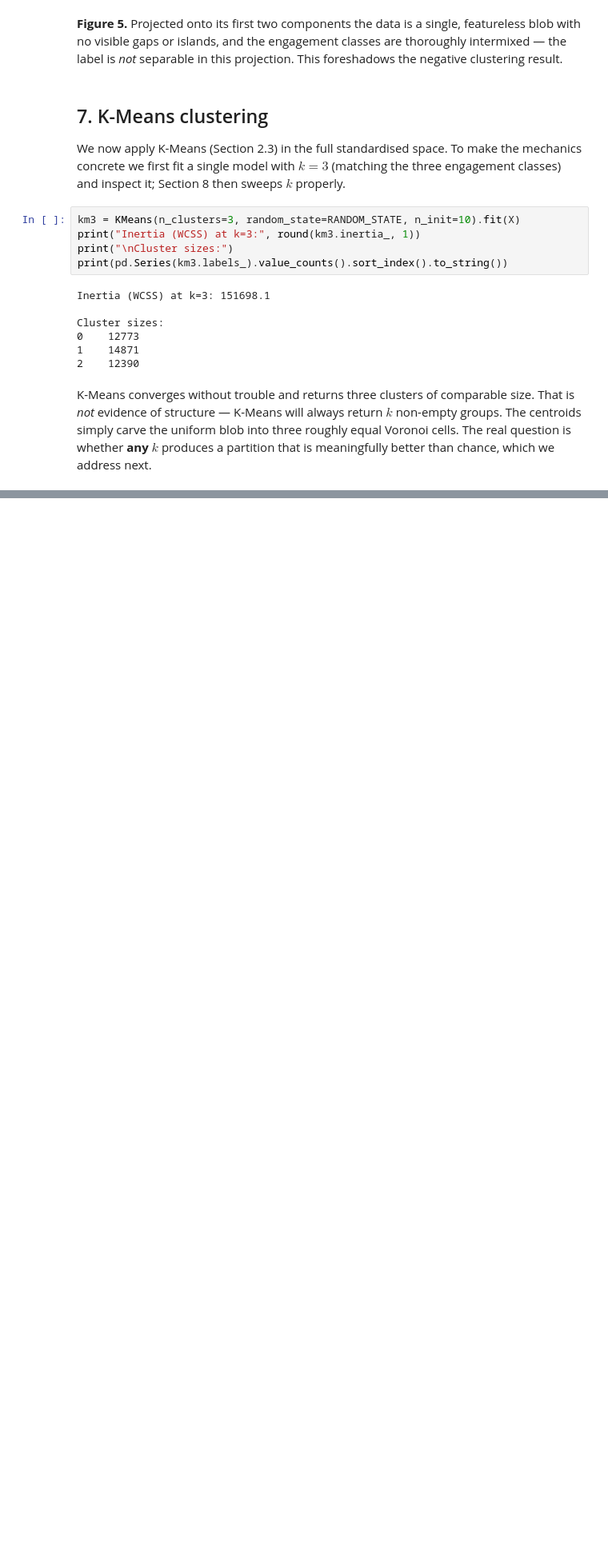
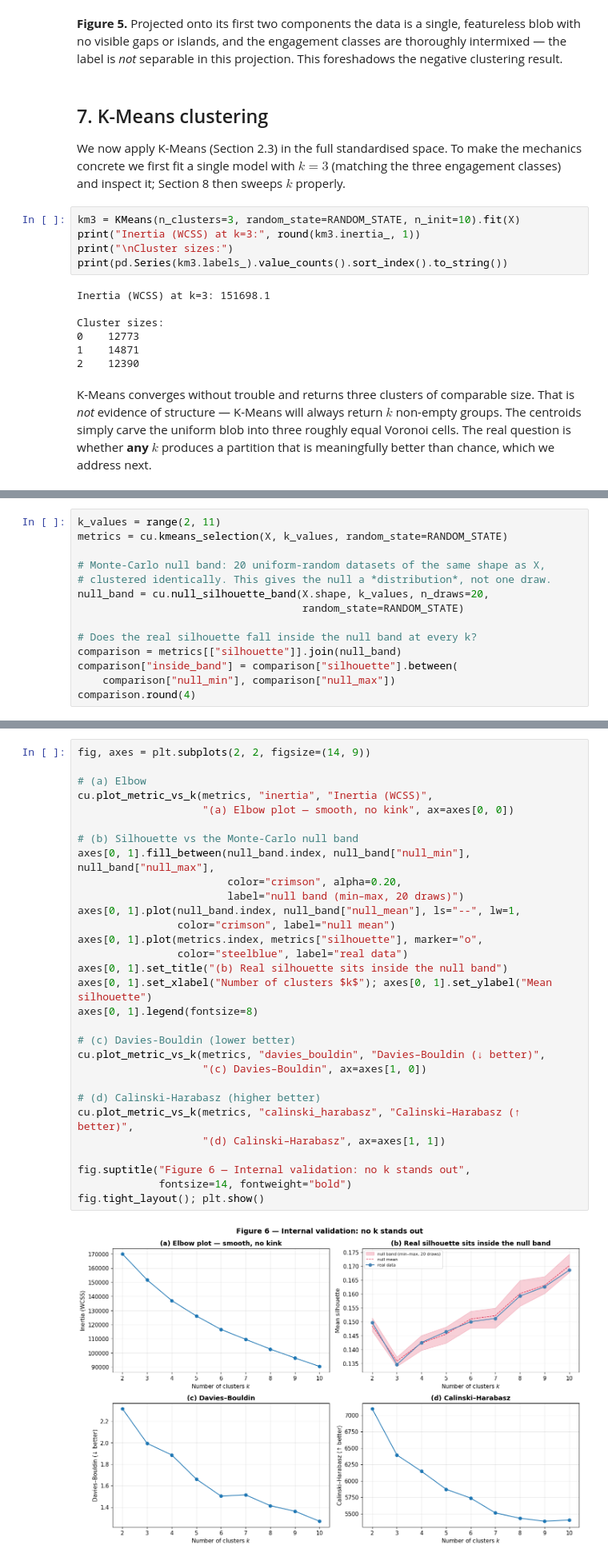
Before and after one commit to MrSparkiop/Gaming-player-clustering, a Jupyter notebook: gaming_player_clustering.ipynb, the cells around one changed output, grey strips where cells are left out. Shown at 80% size. Cells and saved outputs as stored; diff of their text form; blank space fills up the shorter version.

Commit message:
Model selection: internal indices vs a uniform-random null band

```diff
--- a/gaming_player_clustering.ipynb
+++ b/gaming_player_clustering.ipynb
@@ -420,0 +430,14 @@ partition that is meaningfully better than chance, which we address next.
+# %%
+k_values = range(2, 11)
+metrics = cu.kmeans_selection(X, k_values, random_state=RANDOM_STATE)
+
+# Monte-Carlo null band: 20 uniform-random datasets of the same shape as X,
+# clustered identically. This gives the null a *distribution*, not one draw.
+null_band = cu.null_silhouette_band(X.shape, k_values, n_draws=20,
+                                    random_state=RANDOM_STATE)
+
+# Does the real silhouette fall inside the null band at every k?
+comparison = metrics[["silhouette"]].join(null_band)
+comparison["inside_band"] = comparison["silhouette"].between(
+    comparison["null_min"], comparison["null_max"])
+comparison.round(4)
@@ -420,0 +456,32 @@ partition that is meaningfully better than chance, which we address next.
+# %%
+fig, axes = plt.subplots(2, 2, figsize=(14, 9))
+
+# (a) Elbow
+cu.plot_metric_vs_k(metrics, "inertia", "Inertia (WCSS)",
+                    "(a) Elbow plot — smooth, no kink", ax=axes[0, 0])
+
+# (b) Silhouette vs the Monte-Carlo null band
+axes[0, 1].fill_between(null_band.index, null_band["null_min"], null_band["null_max"],
+                        color="crimson", alpha=0.20,
+                        label="null band (min–max, 20 draws)")
+axes[0, 1].plot(null_band.index, null_band["null_mean"], ls="--", lw=1,
+                color="crimson", label="null mean")
+axes[0, 1].plot(metrics.index, metrics["silhouette"], marker="o",
+                color="steelblue", label="real data")
+axes[0, 1].set_title("(b) Real silhouette sits inside the null band")
+axes[0, 1].set_xlabel("Number of clusters $k$"); axes[0, 1].set_ylabel("Mean silhouette")
+axes[0, 1].legend(fontsize=8)
+
+# (c) Davies-Bouldin (lower better)
+cu.plot_metric_vs_k(metrics, "davies_bouldin", "Davies–Bouldin (↓ better)",
+                    "(c) Davies–Bouldin", ax=axes[1, 0])
+
+# (d) Calinski-Harabasz (higher better)
+cu.plot_metric_vs_k(metrics, "calinski_harabasz", "Calinski–Harabasz (↑ better)",
+                    "(d) Calinski–Harabasz", ax=axes[1, 1])
+
+fig.suptitle("Figure 6 — Internal validation: no k stands out",
+             fontsize=14, fontweight="bold")
+fig.tight_layout(); plt.show()
+# %% [output]
+[figure, added]
```
Also changed, not shown: parts of 3 cells of this notebook.
